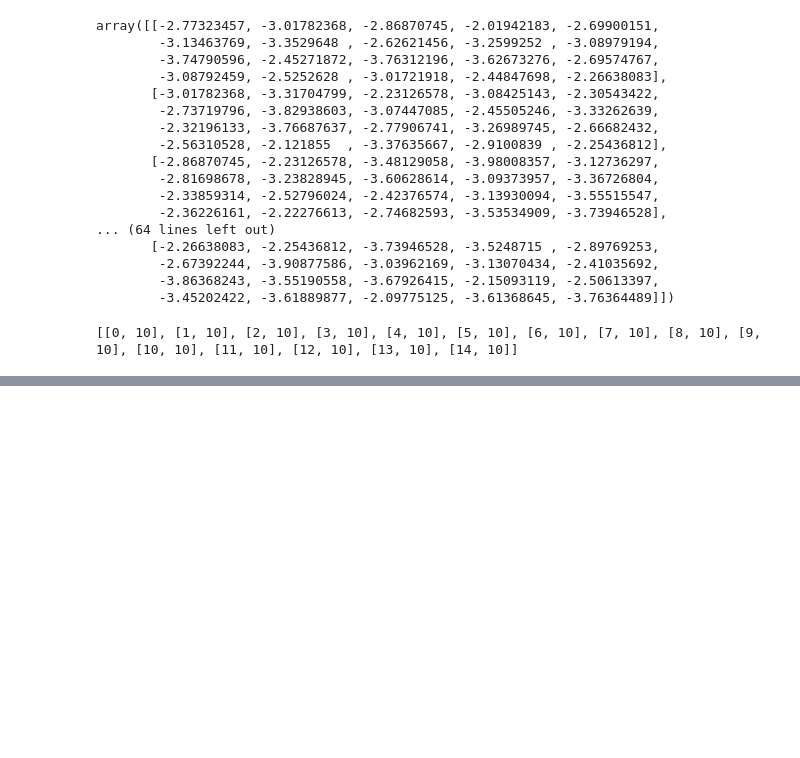
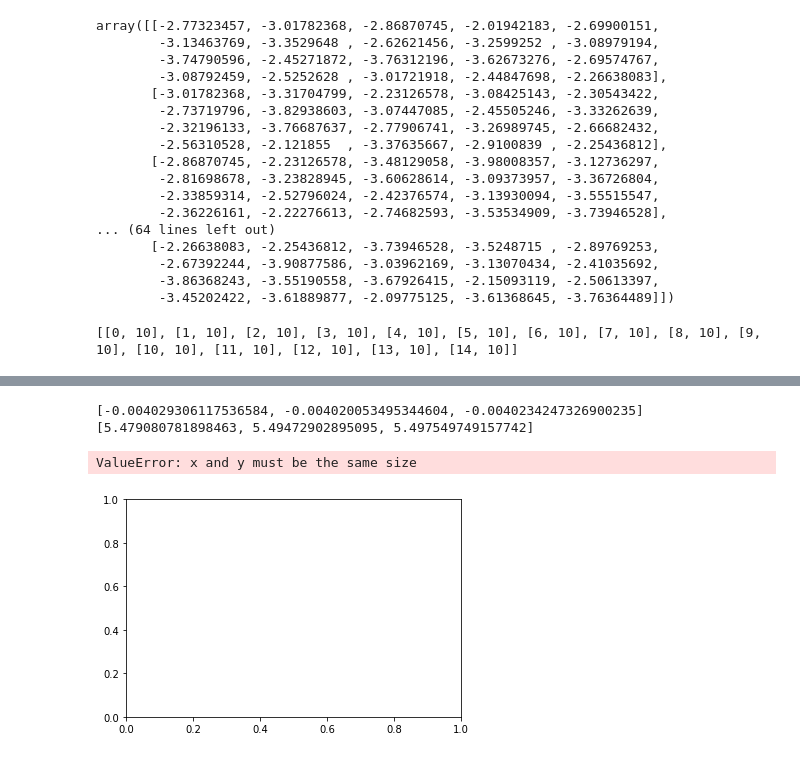
Before and after one commit to andy3278/PHYS4191_Capstone, a Jupyter notebook: final_test.ipynb, the cells around one changed output, grey strips where cells are left out. Drawn from its saved outputs; the diff is of its cells as text; code cells hidden in the pictures; blank space fills up the shorter version.

```diff
--- a/final_test.ipynb
+++ b/final_test.ipynb
@@ -298,0 +301,15 @@ plt.show()
+# %%
+print(energy_vs_temp_energy)
+print(energy_vs_temp_length)
+# %% [output]
+[-0.004029306117536584, -0.004020053495344604, -0.0040234247326900235]
+[5.479080781898463, 5.49472902895095, 5.497549749157742]
+# %%
+plt.scatter([0.5,1.0,1.5,2.0,2.5,3.0,3.5,4.0,4.5,5.0,5.5,6.0,6.5,7.0,7.5,8.0,8.5,9.0,9.5],energy_vs_temp_energy)
+plt.title('energy versus tmeperature')
+plt.xlabel('temperature')
+plt.ylabel('energy')
+plt.show()
+# %% [output]
+ValueError: x and y must be the same size
+[figure, added]
```
Also changed, not shown: parts of 11 cells of this notebook, 5 other files.
